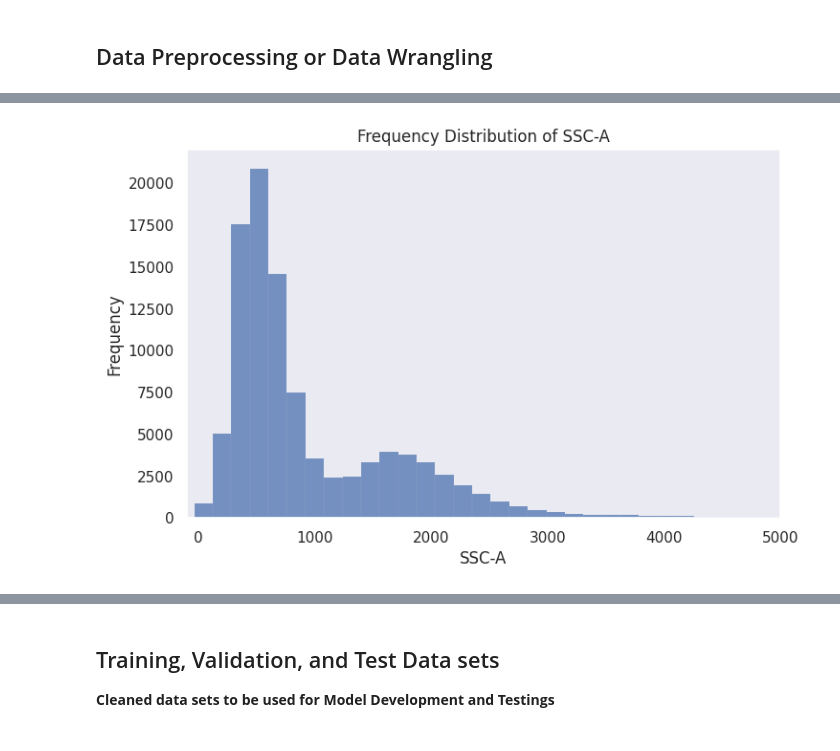
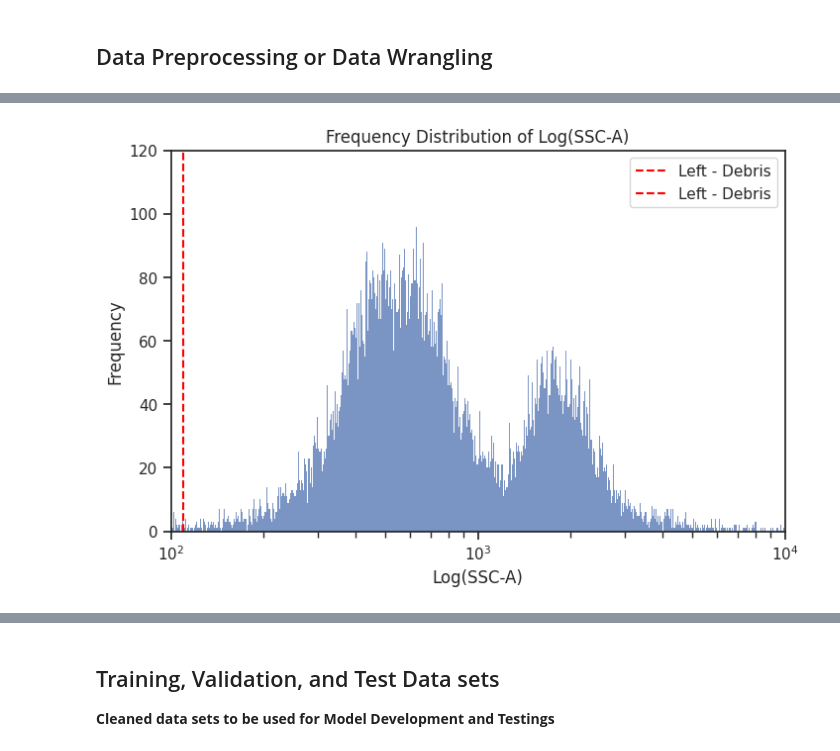
Before and after one commit to vanguardfox/ADS599, a Jupyter notebook: ADS599.ipynb, the cells around one changed output, grey strips where cells are left out. Drawn from its saved outputs; the diff is of its cells as text; code cells hidden in the pictures.

```diff
--- a/ADS599.ipynb
+++ b/ADS599.ipynb
@@ -252,18 +352,29 @@ plt.show()
 # %%
 # Create a histogram
 plt.figure(figsize=(8, 5))
-sns.histplot(pbmc_c['SSC-A'], bins=1000, kde=False)
+sns.histplot(pbmc_c['SSC-A'], bins=10000, log_scale=True)
 
 # Set plot labels and title
-plt.title('Frequency Distribution of SSC-A')
-plt.xlabel('SSC-A')
+plt.title('Frequency Distribution of Log(SSC-A)')
+plt.xlabel('Log(SSC-A)')
 plt.ylabel('Frequency')
 
 # Set x and y axis limits
-plt.xlim(-100, 5000)
-plt.ylim(0, 22000)
+plt.xlim(100, 10000)
+plt.ylim(0, 120)
+
+# Determine the x-value for the vertical line
+x_lower = 110                           # Change this value based on the data
+x_upper = 20000                         # Change this value based on the data
+
+# Draw the vertical line
+plt.axvline(x=x_lower, color='red', linestyle='--', label='Left - Debris')
+plt.axvline(x=x_upper, color='red', linestyle='--', label='Left - Debris')
+
+# Add a legend to explain the line
+plt.legend()
 
 # Plot
 plt.show()
 # %% [output]
-[figure, old version]
+[figure, new version]
```
Also changed, not shown: parts of 45 cells of this notebook, 2 other files.
